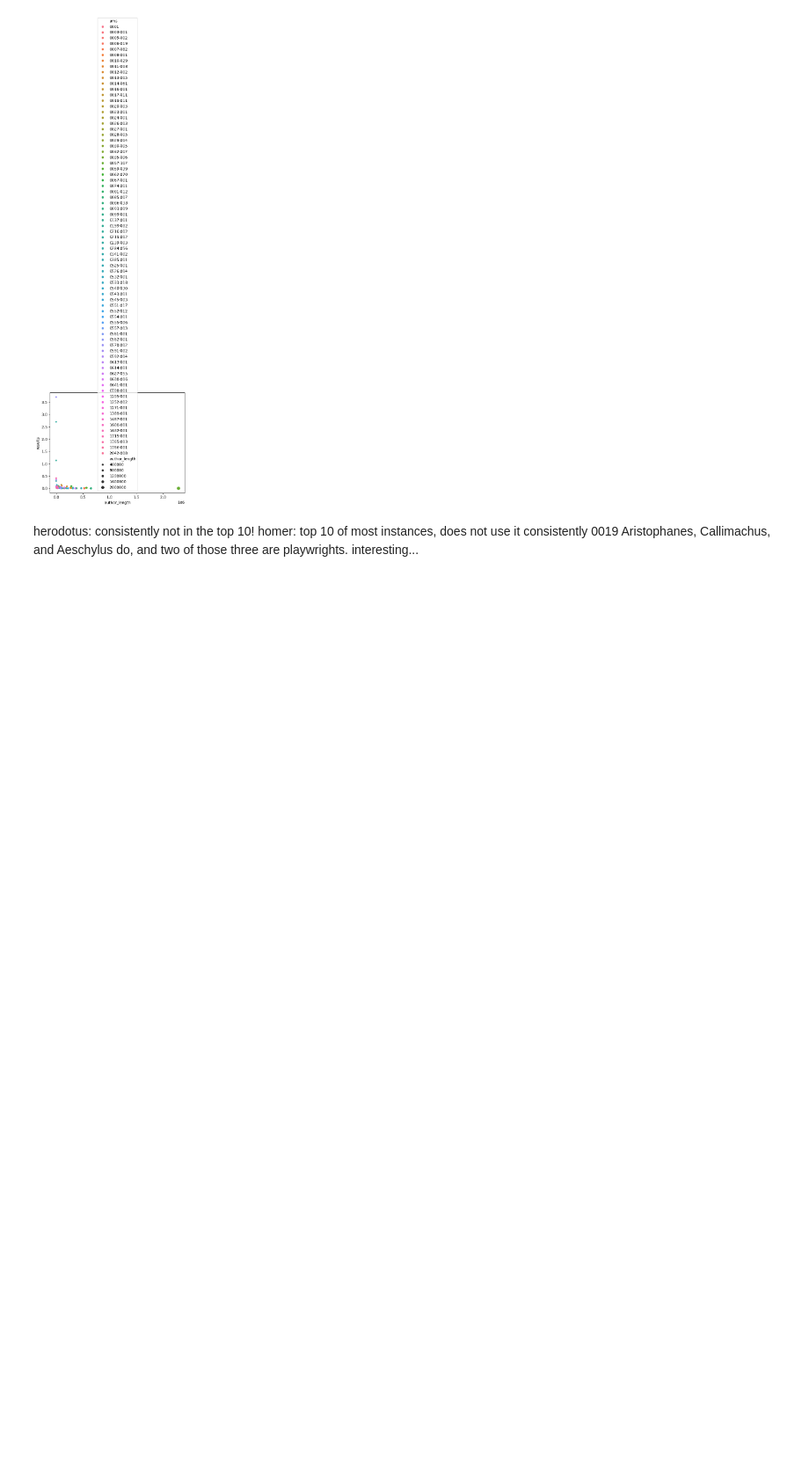
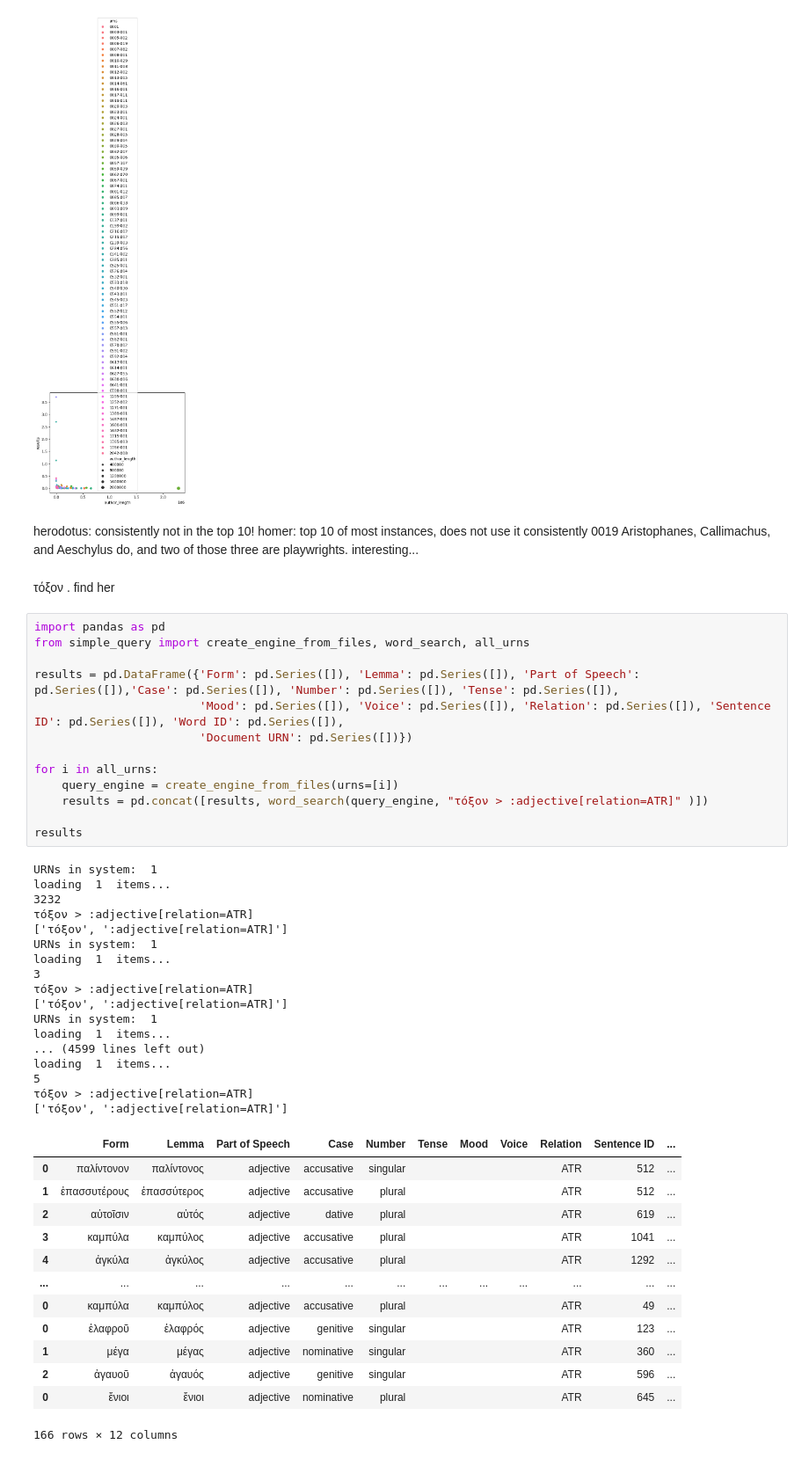
Before and after one commit to lepidopterane-atsmith/tompkinsia, a Jupyter notebook: comment_01/claim2.ipynb, the cells around one changed output. Shown at 88% size. Drawn from its saved outputs; the diff is of its cells as text; blank space fills up the shorter version.

```diff
--- a/comment_01/claim2.ipynb
+++ b/comment_01/claim2.ipynb
@@ -62,3 +62,49 @@ seaboo.scatterplot(x="author_length", y="results", hue='urns', size='author_leng
 herodotus: consistently not in the top 10!
 homer: top 10 of most instances, does not use it consistently
 0019 Aristophanes, Callimachus, and Aeschylus do, and two of those three are playwrights. interesting...
+# %% [markdown]
+τόξον . find her
+# %%
+import pandas as pd
+from simple_query import create_engine_from_files, word_search, all_urns
+
+results = pd.DataFrame({'Form': pd.Series([]), 'Lemma': pd.Series([]), 'Part of Speech': pd.Series([]),'Case': pd.Series([]), 'Number': pd.Series([]), 'Tense': pd.Series([]),
+                        'Mood': pd.Series([]), 'Voice': pd.Series([]), 'Relation': pd.Series([]), 'Sentence ID': pd.Series([]), 'Word ID': pd.Series([]),
+                        'Document URN': pd.Series([])})
+
+for i in all_urns:
+    query_engine = create_engine_from_files(urns=[i])
+    results = pd.concat([results, word_search(query_engine, "τόξον > :adjective[relation=ATR]" )])
+
+results
+# %% [output]
+URNs in system:  1
+loading  1  items...
+3232
+τόξον > :adjective[relation=ATR]
+['τόξον', ':adjective[relation=ATR]']
+URNs in system:  1
+loading  1  items...
+3
+τόξον > :adjective[relation=ATR]
+['τόξον', ':adjective[relation=ATR]']
+URNs in system:  1
+loading  1  items...
+... (4599 lines left out)
+loading  1  items...
+5
+τόξον > :adjective[relation=ATR]
+['τόξον', ':adjective[relation=ATR]']
+|  | Form | Lemma | Part of Speech | Case | Number | Tense | Mood | Voice | Relation | Sentence ID | ... |
+| 0 | παλίντονον | παλίντονος | adjective | accusative | singular |  |  |  | ATR | 512 | ... |
+| 1 | ἐπασσυτέρους | ἐπασσύτερος | adjective | accusative | plural |  |  |  | ATR | 512 | ... |
+| 2 | αὐτοῖσιν | αὐτός | adjective | dative | plural |  |  |  | ATR | 619 | ... |
+| 3 | καμπύλα | καμπύλος | adjective | accusative | plural |  |  |  | ATR | 1041 | ... |
+| 4 | ἀγκύλα | ἀγκύλος | adjective | accusative | plural |  |  |  | ATR | 1292 | ... |
+| ... | ... | ... | ... | ... | ... | ... | ... | ... | ... | ... | ... |
+| 0 | καμπύλα | καμπύλος | adjective | accusative | plural |  |  |  | ATR | 49 | ... |
+| 0 | ἐλαφροῦ | ἐλαφρός | adjective | genitive | singular |  |  |  | ATR | 123 | ... |
+| 1 | μέγα | μέγας | adjective | nominative | singular |  |  |  | ATR | 360 | ... |
+| 2 | ἀγαυοῦ | ἀγαυός | adjective | genitive | singular |  |  |  | ATR | 596 | ... |
+| 0 | ἔνιοι | ἔνιοι | adjective | nominative | plural |  |  |  | ATR | 645 | ... |
+166 rows × 12 columns
```
Also changed, not shown: 1 other file.
